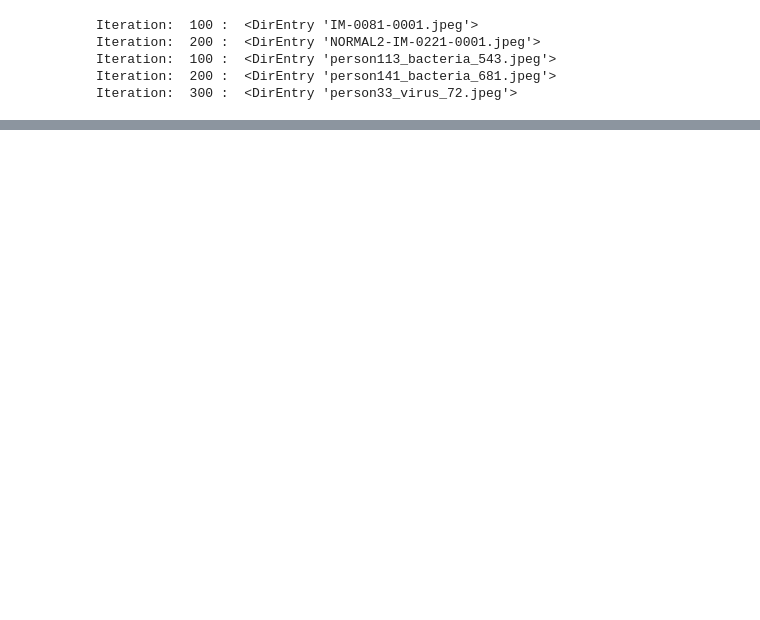
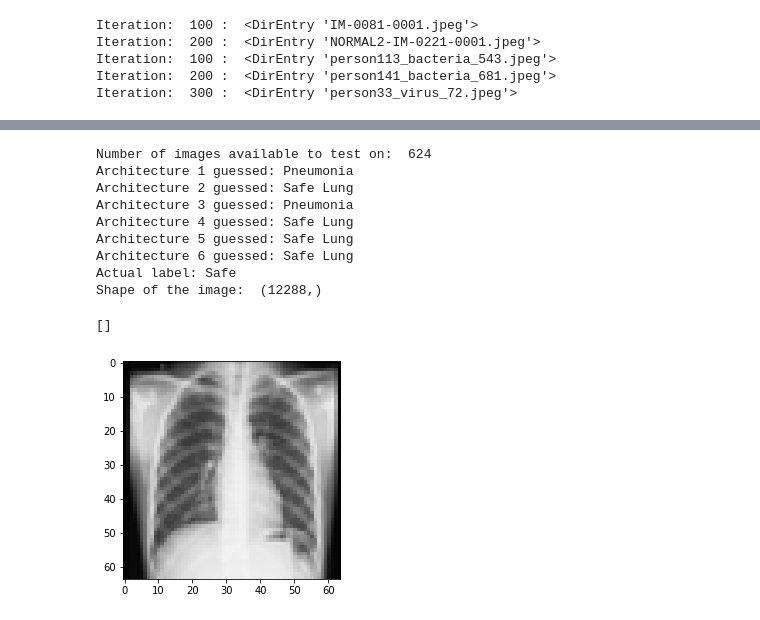
Before and after one commit to erickserr125/pneumonia_identification_neural_network, a Jupyter notebook: pneumoniaTest/pneumoniaTracker.ipynb, the cells around one changed output, grey strips where cells are left out. Cells and saved outputs as stored; diff of their text form; code cells hidden in the pictures; blank space fills up the shorter version.

Commit message:
Made project presentation friendly; trained 6 new neural networks

```diff
--- a/pneumoniaTest/pneumoniaTracker.ipynb
+++ b/pneumoniaTest/pneumoniaTracker.ipynb
@@ -518,4 +763,5 @@ def predict(X, Y, parameters, hidden_activation):
 # %%
+
 #Check predictions on the training set -- Should be very accurate(95%+)
 p_train_list = []
 accuracy_train_list = []
@@ -525,5 +771,10 @@ for x in parameters:
     p_train_list.append(p_train)
     accuracy_train_list.append(accuracy_train)
 
-print("Accuracy of Neural Networks on train_list: ",accuracy_train_list)
+#Print accuracy of Neural Networks on train set
+i = 0
+for accuracy in accuracy_train_list:
+    i += 1
+    guess = "Architecture " + str(i) + " is: " + str(accuracy*100) + "% accurate on train set"
+    print(guess)
 # %% [output]
@@ -546,5 +806,9 @@ for x in parameters:
     accuracy_val_list.append(accuracy_val)
 
 #Print accuracy of Neural Networks on validation set
-print("Accuracy of Neural Networks on validation_list: ", accuracy_val_list)
+i = 0
+for accuracy in accuracy_val_list:
+    i += 1
+    guess = "Architecture " + str(i) + " is: " + str(accuracy*100) + "% accurate on validation set"
+    print(guess)
 # %% [output]
@@ -573,5 +846,9 @@ for x in parameters:
         accuracy_test_list.append(accuracy_test)
 
 #Print accuracy of Neural Networks on test set
-print("Accuracy of Neural Networks on test_list: ",accuracy_test_list)
+i = 0
+for accuracy in accuracy_test_list:
+    i += 1
+    guess = "Architecture " + str(i) + " is: " + str(accuracy*100) + "% accurate on test set"
+    print(guess)
 # %% [output]
@@ -578,0 +865,55 @@ Accuracy of Neural Networks on test_list:  [0.7932692307692306, 0.72115384615384
+# %%
+print("Number of images available to test on: ",y_test.shape[1])
+
+
+
+prediction_list = []
+
+test_index = 100 #Change this number for different images from the TEST SAMPLE
+
+sample_prediction = x_test[:,test_index].reshape((x_test[:,test_index].shape[0], 1))
+sample_label = y_test[:,test_index].reshape(y_test[:,test_index].shape[0],1)
+
+
+"""Make predictions:"""
+for architecture in parameters:
+    p_test, accuracy_test = predict(sample_prediction, y_test, architecture, hidden_activation)
+    prediction_list.append(p_test)
+
+"""Format Results of prediction:"""
+#Guess
+i = 0
+for prediction in prediction_list:
+    i += 1
+    guess = "Architecture " + str(i) + " guessed: "
+    if(prediction[0][0] == 1):
+        guess += "Pneumonia"
+    else:
+        guess += "Safe Lung"
+    print(guess)
+
+#Actual Result
+label = "Actual label: "
+if(sample_label[0][0] == 1):
+    label += "Pneumonia"
+else:
+    label += "Safe"
+print(label)
+
+
+"""Image details"""
+print("Shape of the image: ", x_test[:,0].shape)
+plt.imshow(x_test[:,0].reshape((64, 64, 3))) #MUST CHANGE DIMENSIONS IF YOU CHANGE IMAGE RESOLUTION
+plt.plot()
+# %% [output]
+Number of images available to test on:  624
+Architecture 1 guessed: Pneumonia
+Architecture 2 guessed: Safe Lung
+Architecture 3 guessed: Pneumonia
+Architecture 4 guessed: Safe Lung
+Architecture 5 guessed: Safe Lung
+Architecture 6 guessed: Safe Lung
+Actual label: Safe
+Shape of the image:  (12288,)
+[]
+[figure, added]
```
Also changed, not shown: parts of 34 cells of this notebook, 1 other file.
